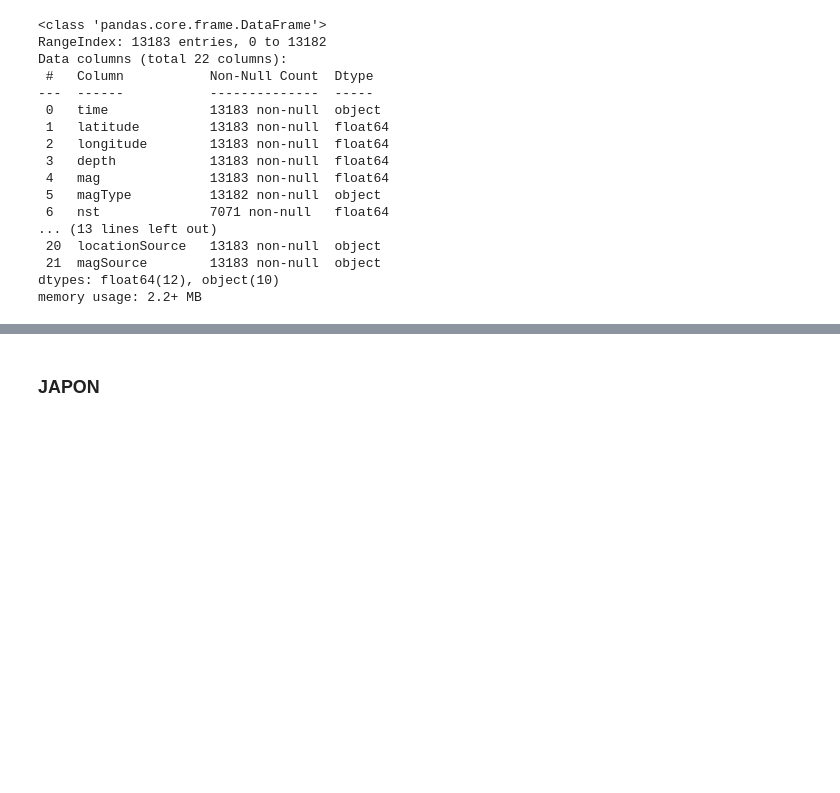
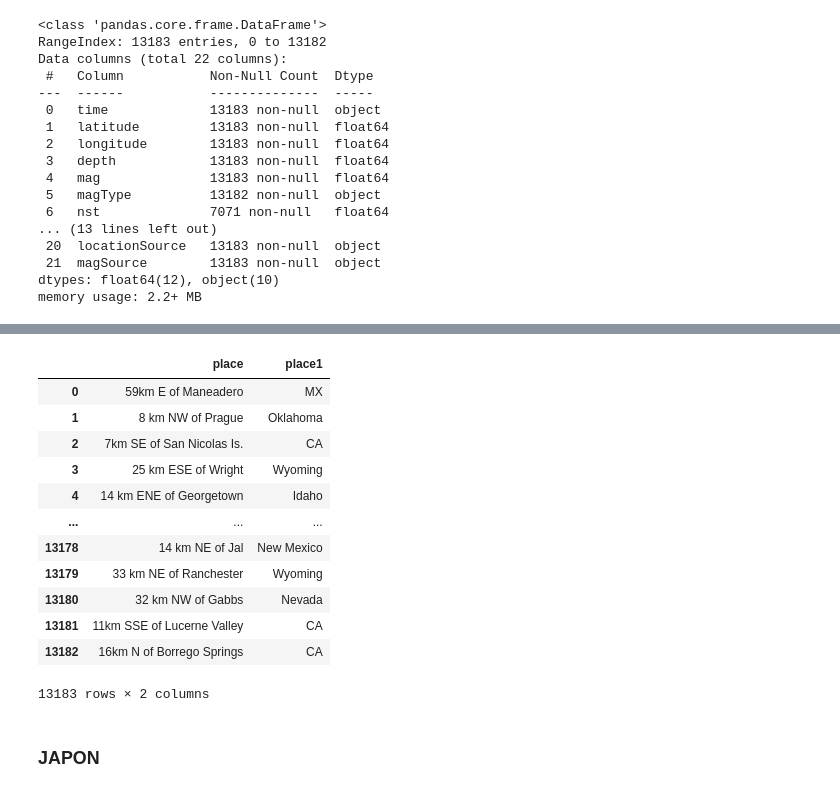
Before and after one commit to nunroca/SEISMIC_ALERT_SYSTEM, a Jupyter notebook: DataEngineering/prev.ipynb, the cells around one changed output, grey strips where cells are left out. Drawn from its saved outputs; the diff is of its cells as text; code cells hidden in the pictures; blank space fills up the shorter version.

```diff
--- a/DataEngineering/prev.ipynb
+++ b/DataEngineering/prev.ipynb
@@ -55,0 +155,16 @@ plt.title('Porcentaje de datos por columna');
+# %%
+df_usa[['place','place1']]
+# %% [output]
+|  | place | place1 |
+| 0 | 59km E of Maneadero | MX |
+| 1 | 8 km NW of Prague | Oklahoma |
+| 2 | 7km SE of San Nicolas Is. | CA |
+| 3 | 25 km ESE of Wright | Wyoming |
+| 4 | 14 km ENE of Georgetown | Idaho |
+| ... | ... | ... |
+| 13178 | 14 km NE of Jal | New Mexico |
+| 13179 | 33 km NE of Ranchester | Wyoming |
+| 13180 | 32 km NW of Gabbs | Nevada |
+| 13181 | 11km SSE of Lucerne Valley | CA |
+| 13182 | 16km N of Borrego Springs | CA |
+13183 rows × 2 columns
```
Also changed, not shown: parts of 16 cells of this notebook, 1 other file.
